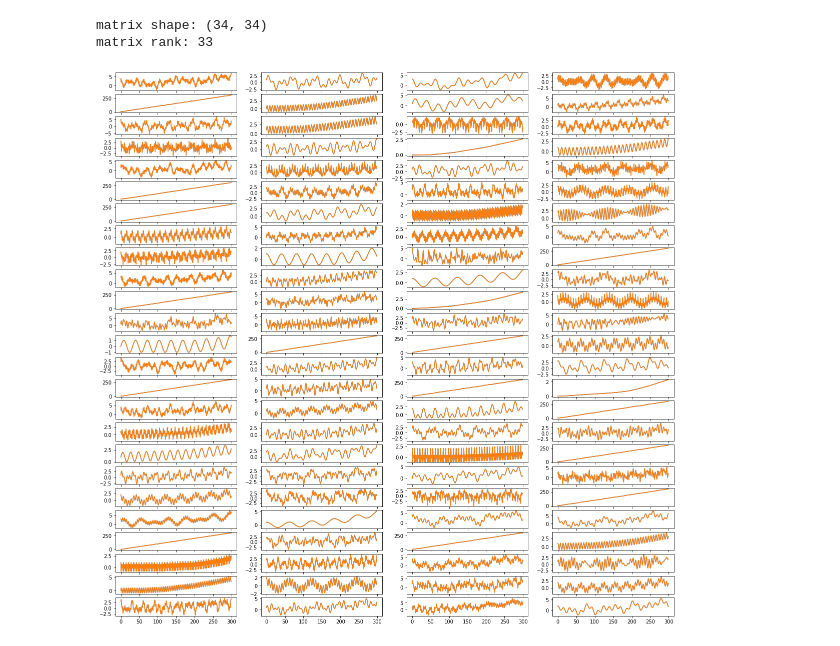
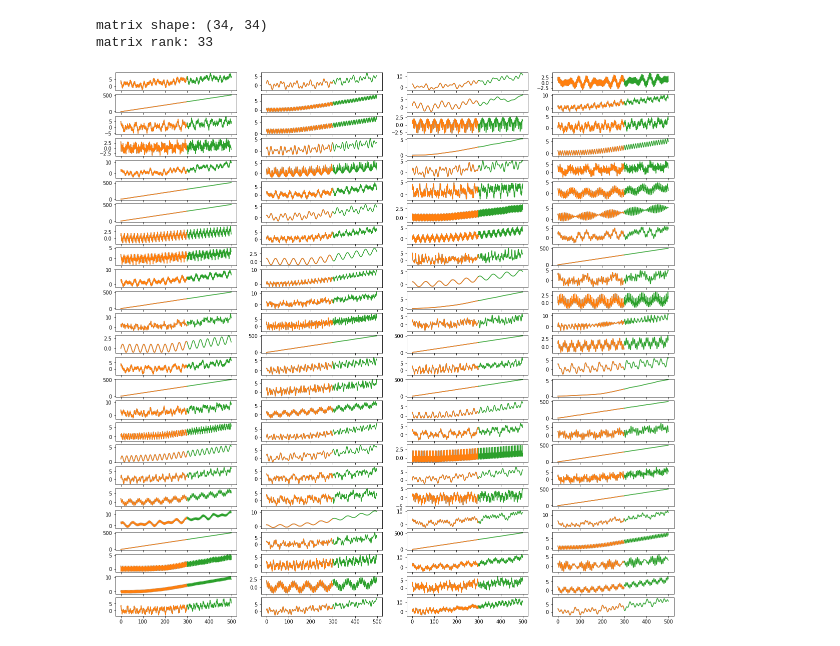
Before and after one commit to DominikHuss/AITech-forecasting, a Jupyter notebook: normal_equation_prophet.ipynb, the cells around one changed output. Saved outputs shown, nothing was run; the diff lists cells and outputs as text; code cells hidden in the pictures.

```diff
--- a/normal_equation_prophet.ipynb
+++ b/normal_equation_prophet.ipynb
@@ -68,6 +107,8 @@ X_S = get_seasonality_matrix(300, 3)
 w_s = fit_linear_prophet(X_S, Y[0], 0.1, 100)
 # %% [output]
 0.69820744
+# %%
+X_S_future = get_future_seasonality_matrix(500, 3, 300)
 # %%
 plt.plot(list(range(300)), Y[0])
 plt.plot(list(range(300)), jnp.dot(X_S,w_s))
@@ -80,6 +122,8 @@ X_S_T = jnp.concatenate((X_S, X_T), axis=1)
 w_s_t = fit_linear_prophet(X_S_T, Y[0], 0.1, 100)
 # %% [output]
 0.033460893
+# %%
+X_S_T_future = jnp.concatenate((X_S_future, X_T_future), axis=1)
 # %%
 plt.plot(list(range(300)), Y[0])
 plt.plot(list(range(300)), jnp.dot(X_S_T,w_s_t))
@@ -123,22 +169,27 @@ matrix rank: 33
 # %%
 batched_Y, batched_w = generate_time_series(key, A, batch_size=100)
 batched_W = v_normal_equation(X_S_T, batched_Y)
+
+batched_Y_pred = jnp.einsum("ij,bj->bi", X_S_T, batched_W)
+batched_Y_pred_future = jnp.einsum("ij,bj->bi", X_S_T_future, batched_W)
 # %% [output]
 matrix shape: (34, 34)
 matrix rank: 33
 # %%
-def plot_all(X, Y, W):
+def plot_all(Y, Y_pred, Y_future):
     n_rows = int(jnp.ceil(Y.shape[0]/4))
     n_cols = 4
     x = list(range(Y.shape[1]))
+    x_future = list(range(Y.shape[1], Y.shape[1]+Y_future.shape[1]))
     fig, axs = plt.subplots(n_rows, n_cols, figsize=(20,20))
     for i in range(Y.shape[0]):
         r = i//4
         c = i%4
         axs[r, c].plot(x, Y[i])
-        axs[r, c].plot(x, X@W[i])
+        axs[r, c].plot(x, Y_pred[i])
+        axs[r, c].plot(x_future, Y_future[i])
     fig.show()
 # %%
-plot_all(X_S_T, batched_Y, batched_W)
+plot_all(batched_Y, batched_Y_pred, batched_Y_pred_future)
 # %% [output]
-[figure, old version]
+[figure, new version]
```
Also changed, not shown: parts of 12 cells of this notebook, 1 other file.
